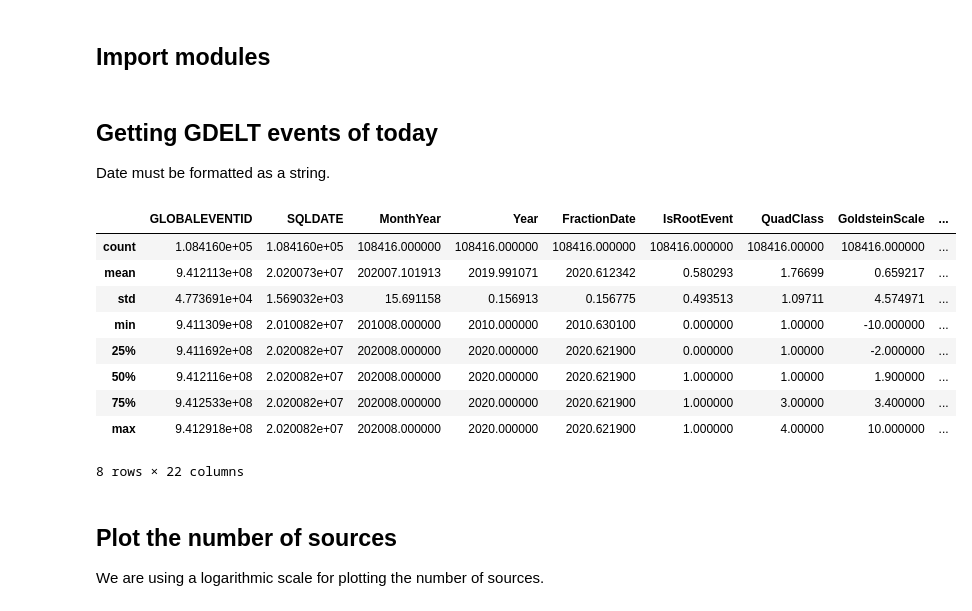
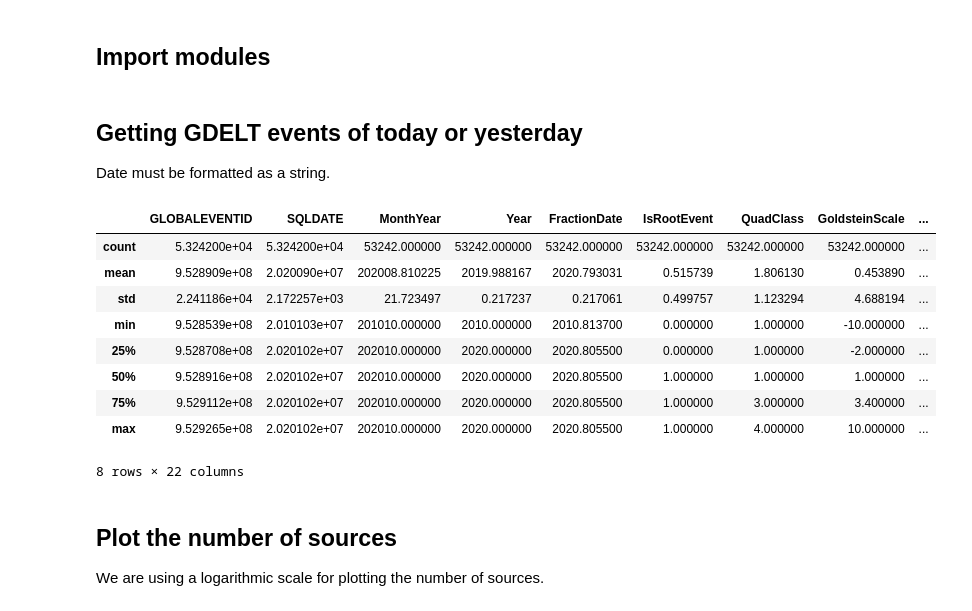
Before and after one commit to gisfromscratch/gdelt-notebooks, a Jupyter notebook: notebooks/Mapping GDELT Events.ipynb, the cells around one changed output. Drawn from its saved outputs; the diff is of its cells as text; code cells hidden in the pictures.

Commit message:
Modified the GDELT notebooks

```diff
--- a/notebooks/Mapping GDELT Events.ipynb
+++ b/notebooks/Mapping GDELT Events.ipynb
@@ -15,7 +15,7 @@ from gdelt import gdelt as gdelt_client
 import matplotlib.pyplot as plot
 import seaborn
 # %% [markdown]
-## Getting GDELT events of today
+## Getting GDELT events of today or yesterday
 Date must be formatted as a string.
 # %%
 def get_events(date):
@@ -26,19 +26,23 @@ def get_events(date):
 
 def get_today_events():
     return get_events(date.today())
+
+def get_yesterday_events():
+    return get_events(date.today()-timedelta(days=1))
 # %%
-events = get_today_events()
+#events = get_today_events()
+events = get_yesterday_events()
 events.describe()
 # %% [output]
 |  | GLOBALEVENTID | SQLDATE | MonthYear | Year | FractionDate | IsRootEvent | QuadClass | GoldsteinScale | ... |
-| count | 1.084160e+05 | 1.084160e+05 | 108416.000000 | 108416.000000 | 108416.000000 | 108416.000000 | 108416.00000 | 108416.000000 | ... |
-| mean | 9.412113e+08 | 2.020073e+07 | 202007.101913 | 2019.991071 | 2020.612342 | 0.580293 | 1.76699 | 0.659217 | ... |
-| std | 4.773691e+04 | 1.569032e+03 | 15.691158 | 0.156913 | 0.156775 | 0.493513 | 1.09711 | 4.574971 | ... |
-| min | 9.411309e+08 | 2.010082e+07 | 201008.000000 | 2010.000000 | 2010.630100 | 0.000000 | 1.00000 | -10.000000 | ... |
-| 25% | 9.411692e+08 | 2.020082e+07 | 202008.000000 | 2020.000000 | 2020.621900 | 0.000000 | 1.00000 | -2.000000 | ... |
-| 50% | 9.412116e+08 | 2.020082e+07 | 202008.000000 | 2020.000000 | 2020.621900 | 1.000000 | 1.00000 | 1.900000 | ... |
-| 75% | 9.412533e+08 | 2.020082e+07 | 202008.000000 | 2020.000000 | 2020.621900 | 1.000000 | 3.00000 | 3.400000 | ... |
-| max | 9.412918e+08 | 2.020082e+07 | 202008.000000 | 2020.000000 | 2020.621900 | 1.000000 | 4.00000 | 10.000000 | ... |
+| count | 5.324200e+04 | 5.324200e+04 | 53242.000000 | 53242.000000 | 53242.000000 | 53242.000000 | 53242.000000 | 53242.000000 | ... |
+| mean | 9.528909e+08 | 2.020090e+07 | 202008.810225 | 2019.988167 | 2020.793031 | 0.515739 | 1.806130 | 0.453890 | ... |
+| std | 2.241186e+04 | 2.172257e+03 | 21.723497 | 0.217237 | 0.217061 | 0.499757 | 1.123294 | 4.688194 | ... |
+| min | 9.528539e+08 | 2.010103e+07 | 201010.000000 | 2010.000000 | 2010.813700 | 0.000000 | 1.000000 | -10.000000 | ... |
+| 25% | 9.528708e+08 | 2.020102e+07 | 202010.000000 | 2020.000000 | 2020.805500 | 0.000000 | 1.000000 | -2.000000 | ... |
+| 50% | 9.528916e+08 | 2.020102e+07 | 202010.000000 | 2020.000000 | 2020.805500 | 1.000000 | 1.000000 | 1.000000 | ... |
+| 75% | 9.529112e+08 | 2.020102e+07 | 202010.000000 | 2020.000000 | 2020.805500 | 1.000000 | 3.000000 | 3.400000 | ... |
+| max | 9.529265e+08 | 2.020102e+07 | 202010.000000 | 2020.000000 | 2020.805500 | 1.000000 | 4.000000 | 10.000000 | ... |
 8 rows × 22 columns
 # %% [markdown]
 ## Plot the number of sources
```
Also changed, not shown: parts of 3 cells of this notebook, 2 other files.
